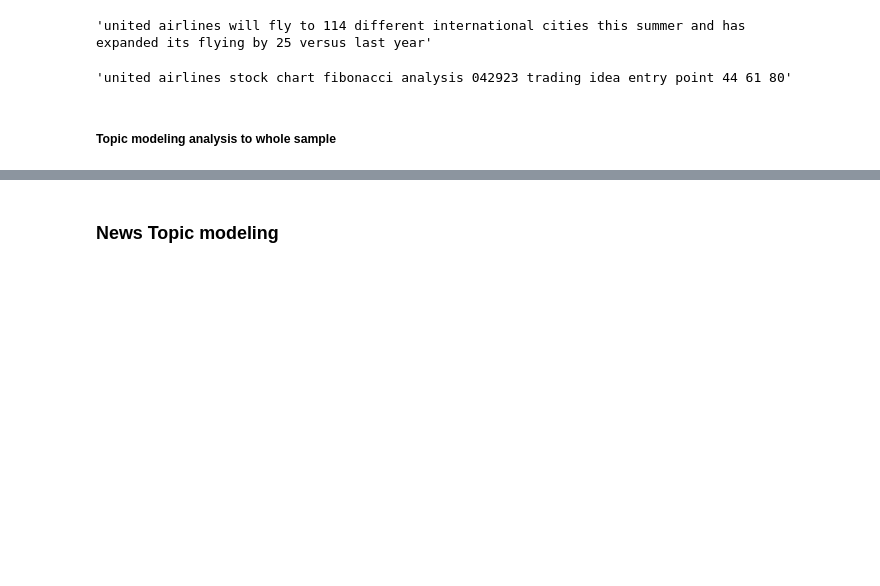
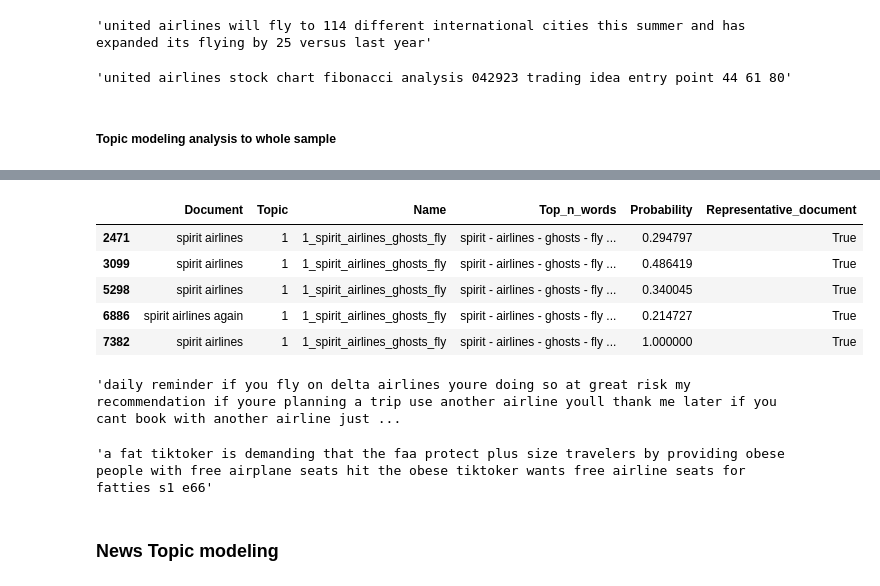
Before and after one commit to yavuzsunor/brand-analysis, a Jupyter notebook: notebooks/1_Analysis.ipynb, the cells around one changed output, grey strips where cells are left out. Saved outputs shown, nothing was run; the diff lists cells and outputs as text; code cells hidden in the pictures; blank space fills up the shorter version.

```diff
--- a/notebooks/1_Analysis.ipynb
+++ b/notebooks/1_Analysis.ipynb
@@ -680,3 +704,22 @@ topic_summary.head(10)
+# %%
+social_topic_summary = social_sample_model.get_document_info(social_texts_sample)
+social_topic_summary[(social_topic_summary.Topic == 1) &
+                     (social_topic_summary.Representative_document == True)].head()
+# %% [output]
+|  | Document | Topic | Name | Top_n_words | Probability | Representative_document |
+| 2471 | spirit airlines | 1 | 1_spirit_airlines_ghosts_fly | spirit - airlines - ghosts - fly ... | 0.294797 | True |
+| 3099 | spirit airlines | 1 | 1_spirit_airlines_ghosts_fly | spirit - airlines - ghosts - fly ... | 0.486419 | True |
+| 5298 | spirit airlines | 1 | 1_spirit_airlines_ghosts_fly | spirit - airlines - ghosts - fly ... | 0.340045 | True |
+| 6886 | spirit airlines again | 1 | 1_spirit_airlines_ghosts_fly | spirit - airlines - ghosts - fly ... | 0.214727 | True |
+| 7382 | spirit airlines | 1 | 1_spirit_airlines_ghosts_fly | spirit - airlines - ghosts - fly ... | 1.000000 | True |
+# %%
+social_topic_summary[social_topic_summary.Topic == 7].Document.iloc[22]
+# %% [output]
+'daily reminder if you fly on delta airlines youre doing so at great risk my recommendation if youre planning a trip use another airline youll thank me later if you cant book with another airline just ...
+# %%
+social_topic_summary[social_topic_summary.Topic == 9].Document.iloc[6]
+# %% [output]
+'a fat tiktoker is demanding that the faa protect plus size travelers by providing obese people with free airplane seats hit the obese tiktoker wants free airline seats for fatties s1 e66'
 # %% [markdown]
 ### News Topic modeling
 # %%
```
Also changed, not shown: parts of 19 cells of this notebook, 2 other files.
